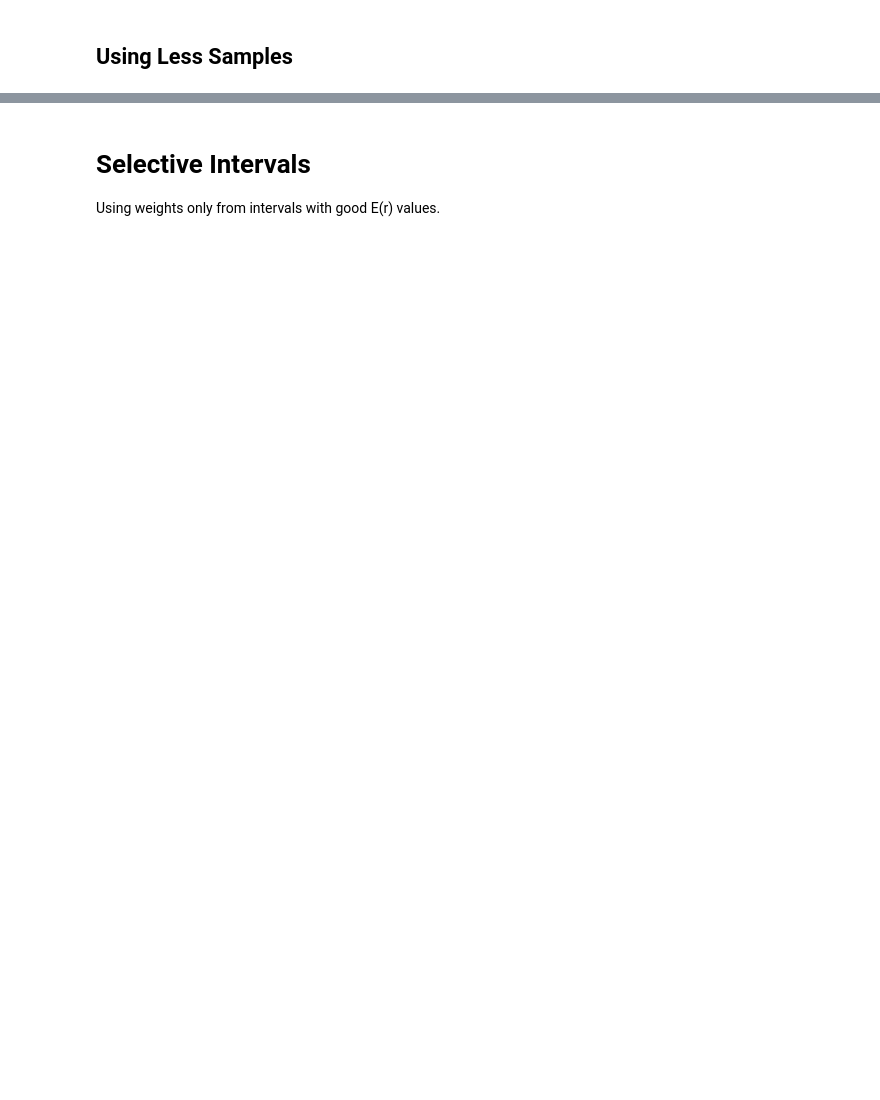
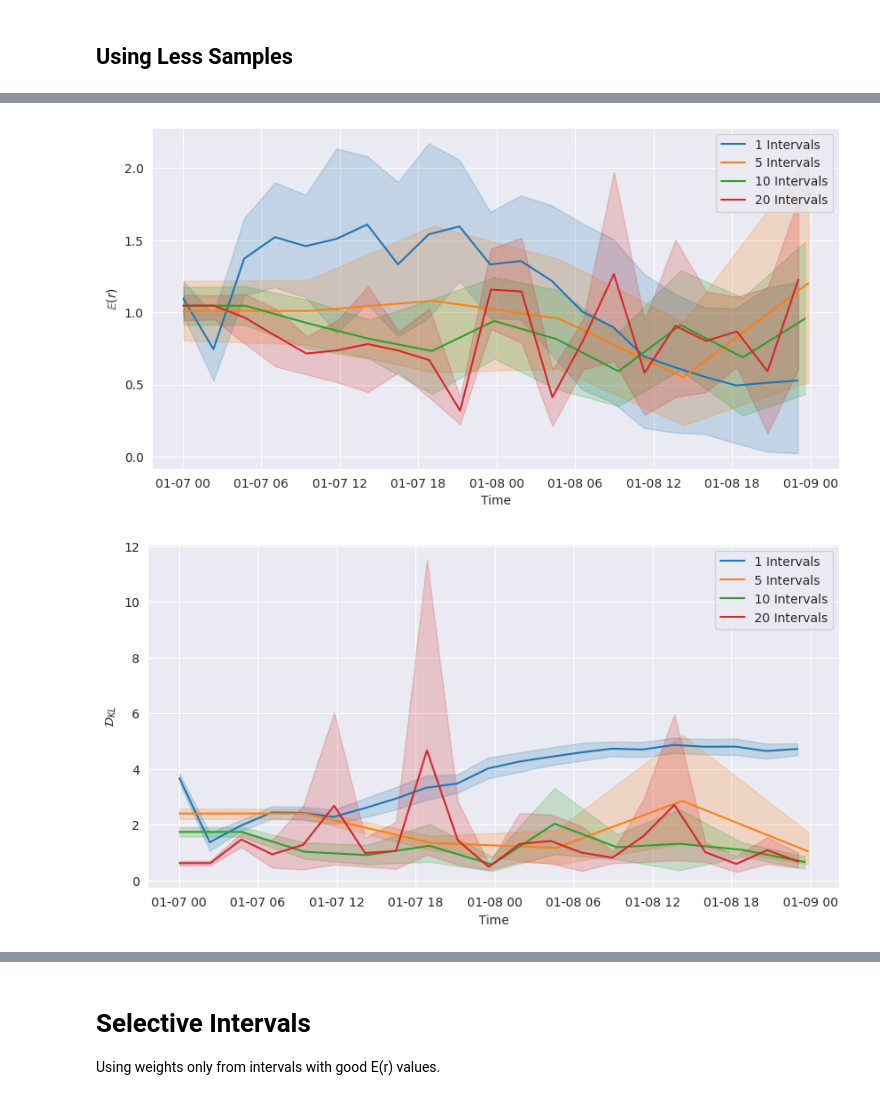
Before and after one commit to UT-CHG/pyDCI, a Jupyter notebook: notebooks/Examples/ADCIRC-Iterative.ipynb, the cells around one changed output, grey strips where cells are left out. Cells and saved outputs as stored; diff of their text form; code cells hidden in the pictures; blank space fills up the shorter version.

Commit message:
:sparkles: ADCIRC Iterative plots

```diff
--- a/notebooks/Examples/ADCIRC-Iterative.ipynb
+++ b/notebooks/Examples/ADCIRC-Iterative.ipynb
@@ -459,5 +428,8 @@ Text(0, 0.5, '$\\mathcal{D}_{KL}$')
 # %% [markdown]
 ## Using Less Samples
 # %%
-scan_results = split_scan([1, 5, 10, 50, 100], std_dev=std_dev, n_trials=10, num_samples=100)
+num_samples = 100
+inc_scan = incremental_scan(num_splits=20, std_dev=std_dev, n_trials=10, num_samples=num_samples)
+split_results = split_scan([5, 10, 20], std_dev=std_dev, n_trials=10, num_samples=num_samples)
+all_results = pd.concat([inc_scan, split_results])
 # %% [output]
@@ -508,0 +438,5 @@ ValueError: cannot reindex on an axis with duplicate labels
+# %%
+plot_scan_results(all_results)
+# %% [output]
+[figure, added]
+[figure, added]
```
Also changed, not shown: parts of 9 cells of this notebook.
